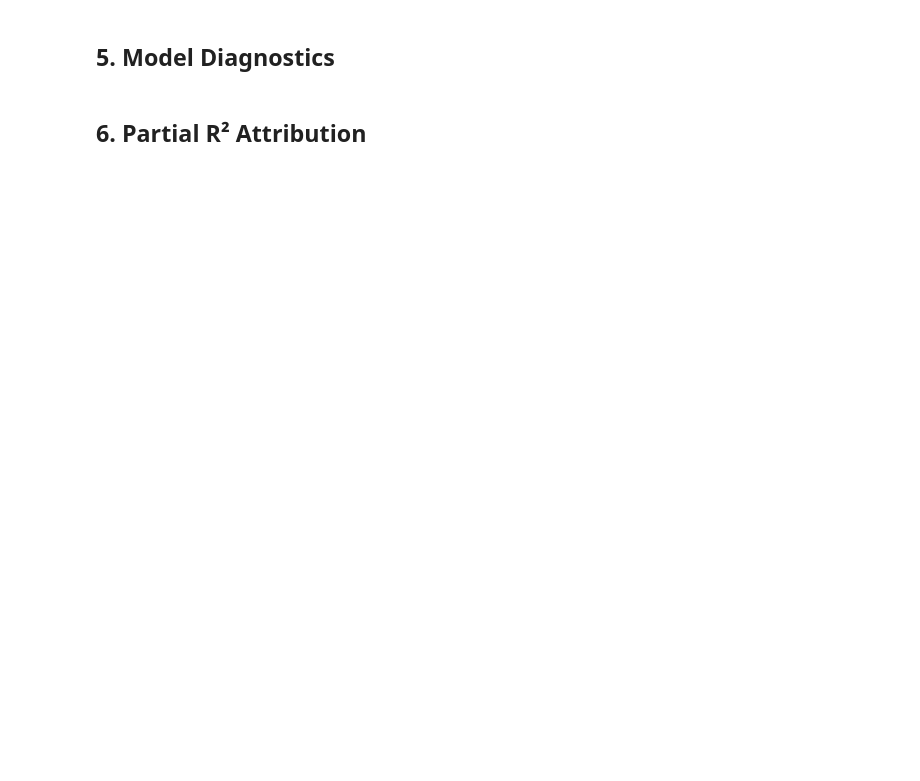
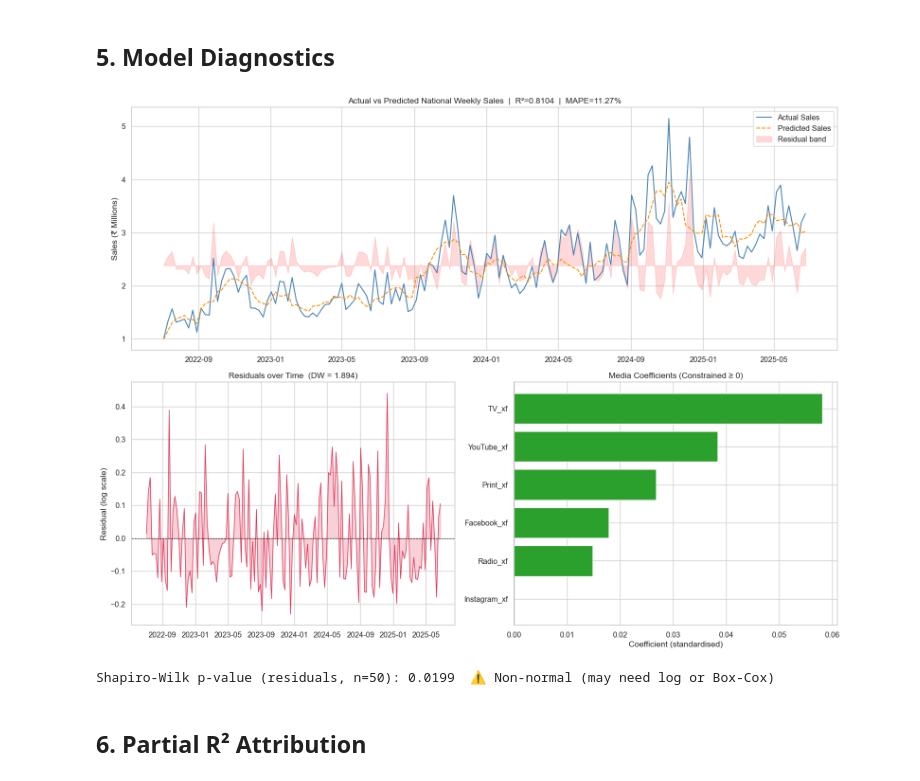
Before and after one commit to biplobgon/marketing-mix-modelling, a Jupyter notebook: notebooks/02_classical_mmm_regression.ipynb, the cells around one changed output. Drawn from its saved outputs; the diff is of its cells as text; code cells hidden in the pictures; blank space fills up the shorter version.

```diff
--- a/notebooks/02_classical_mmm_regression.ipynb
+++ b/notebooks/02_classical_mmm_regression.ipynb
@@ -14,20 +16,25 @@
 # %% [markdown]
 ## 0. Setup & Imports
 # %%
+import sys
+sys.path.insert(0, '..')
+
 import pandas as pd
 import numpy as np
 import matplotlib.pyplot as plt
+import matplotlib.gridspec as gridspec
 import seaborn as sns
-from sklearn.linear_model import Ridge
 from sklearn.preprocessing import StandardScaler
 from sklearn.metrics import r2_score, mean_absolute_percentage_error
 import statsmodels.api as sm
+from statsmodels.stats.stattools import durbin_watson
 from scipy.optimize import minimize
+import joblib
 import warnings
 
 warnings.filterwarnings('ignore')
-# import sys; sys.path.insert(0, '..')
-# from src.data_prep import load_config, load_data, preprocess, feature_engineer
-# from src.transforms.adstock import geometric_adstock
-# from src.transforms.saturation import hill_saturation
-# from src.models.classical_mmm import ClassicalMMM
+pd.set_option('display.float_format', '{:,.4f}'.format)
+sns.set_theme(style='whitegrid', palette='muted', font_scale=1.05)
+%matplotlib inline
+
+print("Libraries loaded ✓")
@@ -80,11 +354,51 @@ warnings.filterwarnings('ignore')
 # %% [markdown]
 ## 5. Model Diagnostics
 # %%
-# TODO: compute and print: R², Adjusted R², MAPE, MAE
-# TODO: plot actual vs. predicted sales
-# TODO: plot residuals over time — check for autocorrelation
-# TODO: compute Durbin-Watson statistic
-# TODO: plot coefficient bar chart with confidence intervals
+fig = plt.figure(figsize=(16, 12))
+gs  = gridspec.GridSpec(2, 2, figure=fig)
+
+# (a) Actual vs Predicted (original scale, ₹M)
+ax1 = fig.add_subplot(gs[0, :])
+ax1.plot(df_t['date'], y_actual / 1e6,   label='Actual Sales',    color='steelblue', linewidth=1.5)
+ax1.plot(df_t['date'], y_pred  / 1e6,   label='Predicted Sales', color='darkorange', linewidth=1.5, linestyle='--')
+ax1.fill_between(df_t['date'],
+                 (y_actual - y_pred) / 1e6 + y_actual.mean() / 1e6,
+                 y_actual.mean() / 1e6,
+                 alpha=0.15, color='red', label='Residual band')
+ax1.set_title(f'Actual vs Predicted National Weekly Sales  |  R²={r2_val:.4f}  |  MAPE={mape_val:.2f}%')
+ax1.set_ylabel('Sales (₹ Millions)')
+ax1.legend()
+
+# (b) Residuals over time
+ax2 = fig.add_subplot(gs[1, 0])
+resid = y_vec - y_pred_log
+ax2.plot(df_t['date'], resid, color='crimson', linewidth=1, alpha=0.8)
+ax2.axhline(0, color='black', linewidth=0.8, linestyle='--')
+ax2.fill_between(df_t['date'], resid, 0, alpha=0.2, color='crimson')
+ax2.set_title(f'Residuals over Time  (DW = {dw_val:.3f})')
+ax2.set_ylabel('Residual (log scale)')
+
+# (c) Coefficient bar chart (media only)
+ax3 = fig.add_subplot(gs[1, 1])
+media_coef_df = coef_df[coef_df['Is_media']].sort_values('Coefficient', ascending=True)
+colors = ['#d62728' if c < 0 else '#2ca02c' for c in media_coef_df['Coefficient']]
+ax3.barh(media_coef_df['Feature'], media_coef_df['Coefficient'], color=colors, edgecolor='white')
+ax3.axvline(0, color='black', linewidth=0.8)
+ax3.set_title('Media Coefficients (Constrained ≥ 0)')
+ax3.set_xlabel('Coefficient (standardised)')
+
+plt.tight_layout()
+plt.savefig('../outputs/figures/02_model_diagnostics.png', dpi=150, bbox_inches='tight')
+plt.show()
+
+# Residual normality check
+from scipy import stats as spstats
+_, pval_shapiro = spstats.shapiro(resid[:50])   # Shapiro-Wilk on up to 50 obs
+print(f"Shapiro-Wilk p-value (residuals, n=50): {pval_shapiro:.4f}  "
+      f"{'✓ Normal' if pval_shapiro > 0.05 else '⚠ Non-normal (may need log or Box-Cox)'}")
+# %% [output]
+[figure, added]
+Shapiro-Wilk p-value (residuals, n=50): 0.0199  ⚠ Non-normal (may need log or Box-Cox)
 # %% [markdown]
 ## 6. Partial R² Attribution
 # %%
```
Also changed, not shown: parts of 10 cells of this notebook, 12 other files.
